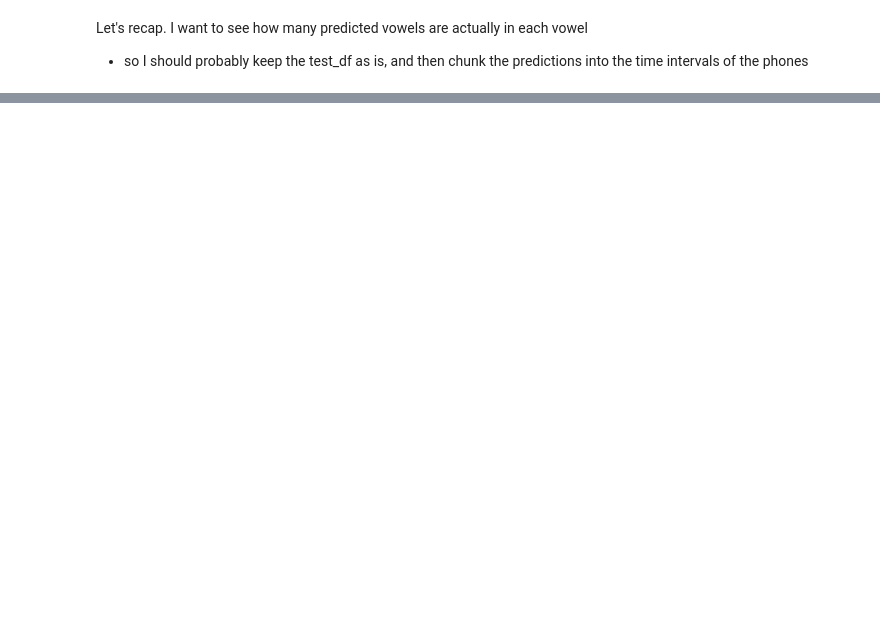
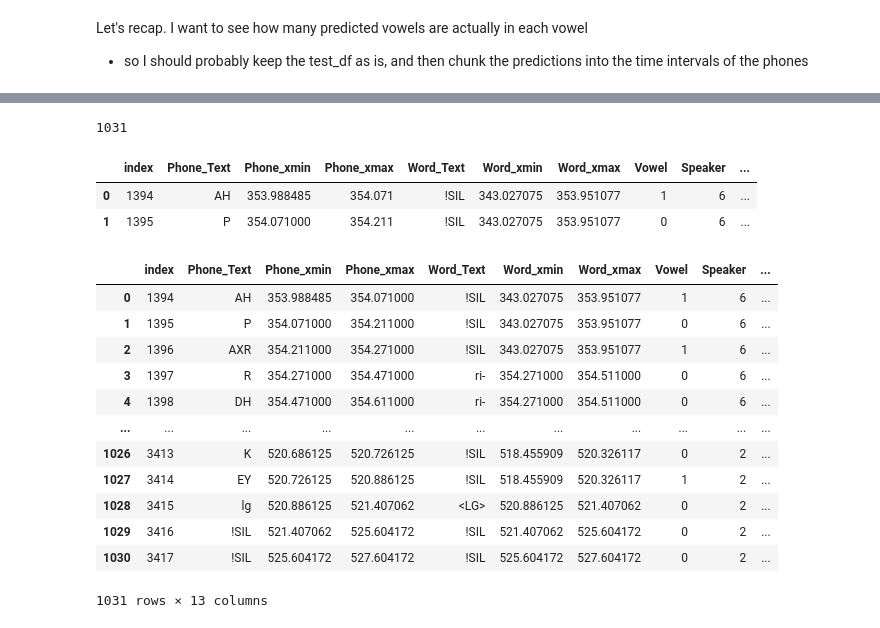
Before and after one commit to gregfeliu/Vowel_Finder, a Jupyter notebook: Testing_Classification_Models.ipynb, the cells around one changed output, grey strips where cells are left out. Drawn from its saved outputs; the diff is of its cells as text; code cells hidden in the pictures; blank space fills up the shorter version.

```diff
--- a/Testing_Classification_Models.ipynb
+++ b/Testing_Classification_Models.ipynb
@@ -1240,0 +1251,2 @@ Let's recap. I want to see how many predicted vowels are actually in each vowel
+# %%
+predictions_and_time_in_seconds = list(zip(y_test33, y_test33_indices))
@@ -1240,0 +1281,4 @@ Let's recap. I want to see how many predicted vowels are actually in each vowel
+# %%
+len(pos_prediction_list)
+# %% [output]
+1031
@@ -1240,0 +1287,6 @@ Let's recap. I want to see how many predicted vowels are actually in each vowel
+# %%
+test_df.head(2)
+# %% [output]
+|  | index | Phone_Text | Phone_xmin | Phone_xmax | Word_Text | Word_xmin | Word_xmax | Vowel | Speaker | ... |
+| 0 | 1394 | AH | 353.988485 | 354.071 | !SIL | 343.027075 | 353.951077 | 1 | 6 | ... |
+| 1 | 1395 | P | 354.071000 | 354.211 | !SIL | 343.027075 | 353.951077 | 0 | 6 | ... |
@@ -1240,0 +1295,16 @@ Let's recap. I want to see how many predicted vowels are actually in each vowel
+# %%
+test_df
+# %% [output]
+|  | index | Phone_Text | Phone_xmin | Phone_xmax | Word_Text | Word_xmin | Word_xmax | Vowel | Speaker | ... |
+| 0 | 1394 | AH | 353.988485 | 354.071000 | !SIL | 343.027075 | 353.951077 | 1 | 6 | ... |
+| 1 | 1395 | P | 354.071000 | 354.211000 | !SIL | 343.027075 | 353.951077 | 0 | 6 | ... |
+| 2 | 1396 | AXR | 354.211000 | 354.271000 | !SIL | 343.027075 | 353.951077 | 1 | 6 | ... |
+| 3 | 1397 | R | 354.271000 | 354.471000 | ri- | 354.271000 | 354.511000 | 0 | 6 | ... |
+| 4 | 1398 | DH | 354.471000 | 354.611000 | ri- | 354.271000 | 354.511000 | 0 | 6 | ... |
+| ... | ... | ... | ... | ... | ... | ... | ... | ... | ... | ... |
+| 1026 | 3413 | K | 520.686125 | 520.726125 | !SIL | 518.455909 | 520.326117 | 0 | 2 | ... |
+| 1027 | 3414 | EY | 520.726125 | 520.886125 | !SIL | 518.455909 | 520.326117 | 1 | 2 | ... |
+| 1028 | 3415 | lg | 520.886125 | 521.407062 | <LG> | 520.886125 | 521.407062 | 0 | 2 | ... |
+| 1029 | 3416 | !SIL | 521.407062 | 525.604172 | !SIL | 521.407062 | 525.604172 | 0 | 2 | ... |
+| 1030 | 3417 | !SIL | 525.604172 | 527.604172 | !SIL | 525.604172 | 527.604172 | 0 | 2 | ... |
+1031 rows × 13 columns
```
Also changed, not shown: parts of 22 cells of this notebook.
